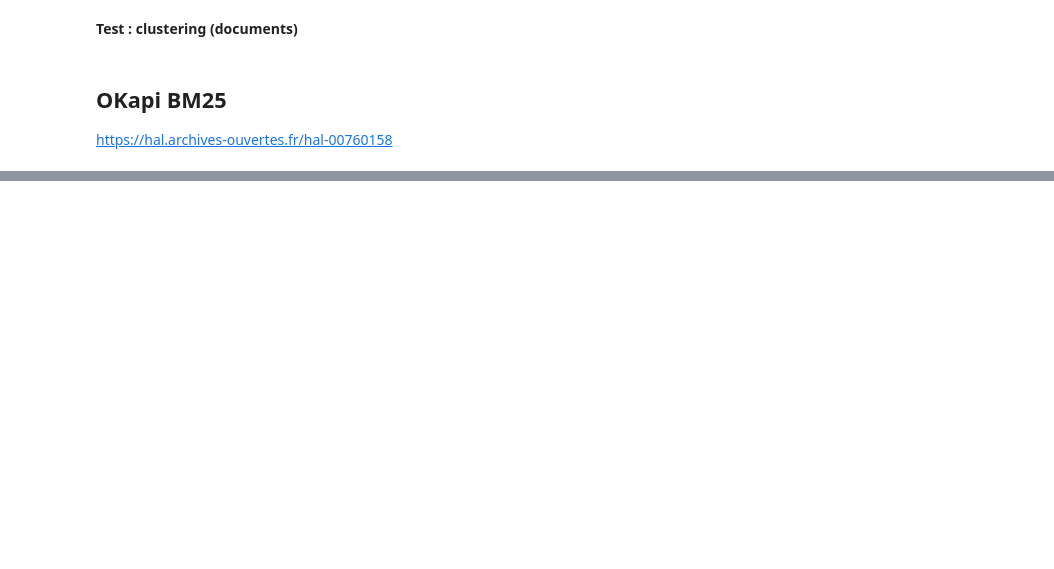
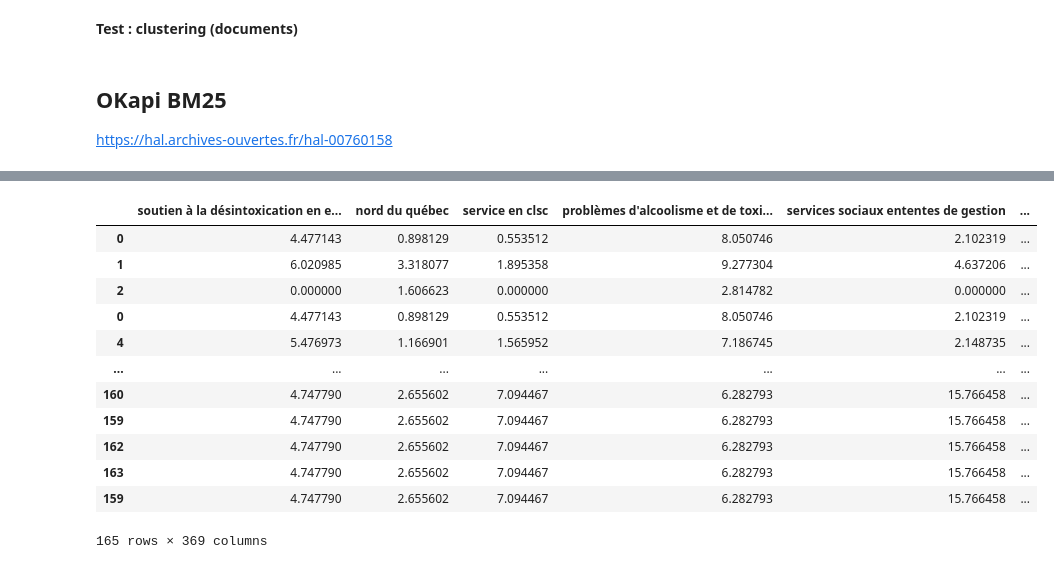
Before and after one commit to Camille-Demers/text-mining-project, a Jupyter notebook: 00-Jupyter-Notebooks/3_Pondération_statistique.ipynb, the cells around one changed output, grey strips where cells are left out. Drawn from its saved outputs; the diff is of its cells as text; code cells hidden in the pictures; blank space fills up the shorter version.

```diff
--- a/00-Jupyter-Notebooks/3_Pondération_statistique.ipynb
+++ b/00-Jupyter-Notebooks/3_Pondération_statistique.ipynb
@@ -313 +367,17 @@ df = pd.DataFrame(tab, index=features_names, columns=corpus_index).transpose()
+# %%
+df
+# %% [output]
+|  | soutien à la désintoxication en e... | nord du québec | service en clsc | problèmes d'alcoolisme et de toxi... | services sociaux ententes de gestion | ... |
+| 0 | 4.477143 | 0.898129 | 0.553512 | 8.050746 | 2.102319 | ... |
+| 1 | 6.020985 | 3.318077 | 1.895358 | 9.277304 | 4.637206 | ... |
+| 2 | 0.000000 | 1.606623 | 0.000000 | 2.814782 | 0.000000 | ... |
+| 0 | 4.477143 | 0.898129 | 0.553512 | 8.050746 | 2.102319 | ... |
+| 4 | 5.476973 | 1.166901 | 1.565952 | 7.186745 | 2.148735 | ... |
+| ... | ... | ... | ... | ... | ... | ... |
+| 160 | 4.747790 | 2.655602 | 7.094467 | 6.282793 | 15.766458 | ... |
+| 159 | 4.747790 | 2.655602 | 7.094467 | 6.282793 | 15.766458 | ... |
+| 162 | 4.747790 | 2.655602 | 7.094467 | 6.282793 | 15.766458 | ... |
+| 163 | 4.747790 | 2.655602 | 7.094467 | 6.282793 | 15.766458 | ... |
+| 159 | 4.747790 | 2.655602 | 7.094467 | 6.282793 | 15.766458 | ... |
+165 rows × 369 columns
 # %%
```
Also changed, not shown: parts of 20 cells of this notebook, 2 other files.
